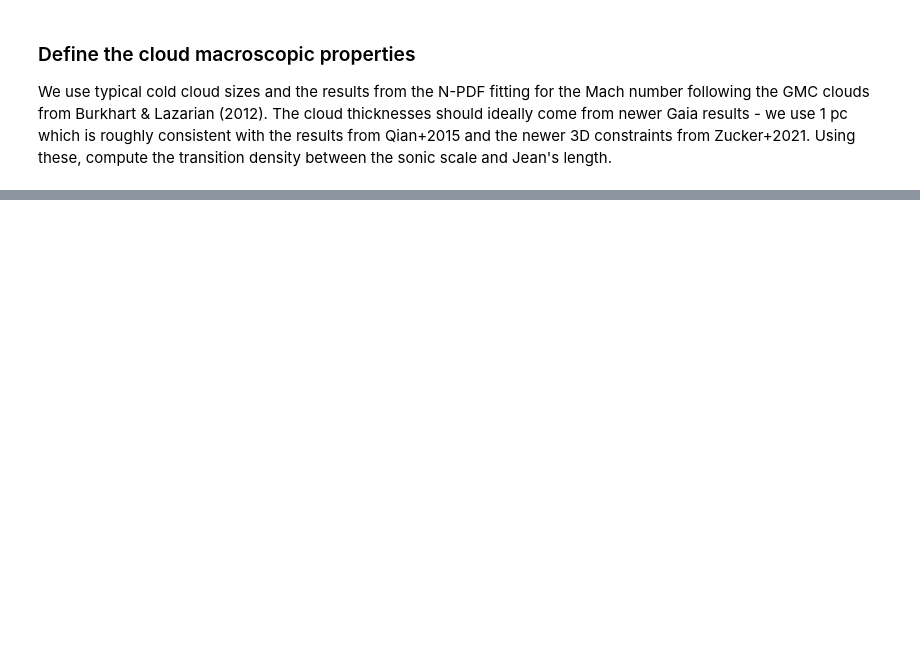
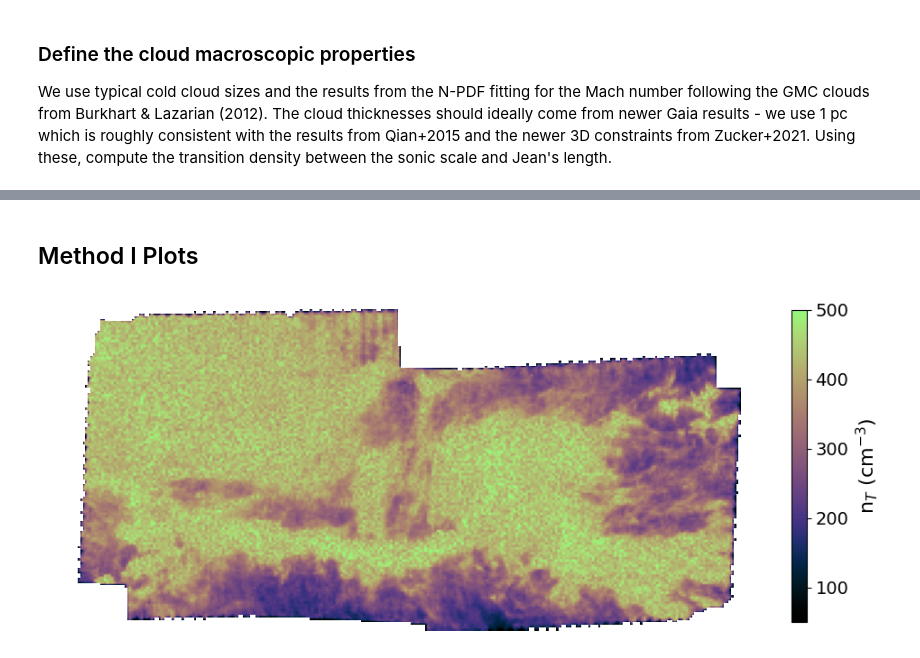
Before and after one commit to AstroBrandt/GMCDensityEstimation, a Jupyter notebook: HGBS_estimateNumberDensity.ipynb, the cells around one changed output, grey strips where cells are left out. Drawn from its saved outputs; the diff is of its cells as text; code cells hidden in the pictures; blank space fills up the shorter version.

```diff
--- a/HGBS_estimateNumberDensity.ipynb
+++ b/HGBS_estimateNumberDensity.ipynb
@@ -110,14 +106,8 @@ We use typical cold cloud sizes and the results from the N-PDF fitting for the M
 Ms = np.sqrt((np.exp(stdFit**2 / (0.16)) - 1.)/(0.5)**2)
 T = 15.0 * u.K
 N0u = N0 * u.cm**-2
-if cloudName == 'taurus':
-    L = 1.0*u.pc
-elif cloudName == 'orionB':
-    L = 10.0*u.pc
-elif cloudName == 'polaris':
-    L = 2.5*u.pc
-else:
-    L = 2.5*u.pc
+L = 1.0*u.pc
+
 
 mu = 1.4
 cs = np.sqrt(c.k_B*T/(mu*c.m_p))
@@ -135,3 +124,4 @@ First, defining the number of bins which gets the most likely density from the N
 # %%
 dataDims = dataZoom.shape
-nbinRes = 64
+nbinRes = 'auto' #64
+dataZoom[np.isnan(dataZoom)] = 0.0
@@ -141,5 +130,5 @@ dataZoom[np.isnan(dataZoom)] = 0.0
 # %%
-Nsamp = int(1E3)
+Nsamp = int(1E4)
 
 Ndata = dataDims[0]*dataDims[1]
 modelITurbCol = np.zeros(dataDims)
@@ -715,0 +461,24 @@ np.save("data/ModelIIGravCol_%s"%cloudName, modelIIGravCol)
+# %% [markdown]
+## Method I Plots
+# %%
+modelITurbDens_plot = modelITurbDens.copy()
+modelITurbDens_plot[dataZoom <= 0] = np.nan
+
+vmin, vmax = 5e1, 500
+
+fig = plt.figure(figsize=(10,8))
+ax = fig.add_subplot(111)
+
+im1 = ax.imshow(modelITurbDens_plot, cmap=cmr.lilac, norm=colors.Normalize(vmin=vmin, vmax=vmax), origin='lower')
+ax.axis(False)
+ax.set_aspect('equal')
+cb1 = fig.colorbar(im1, shrink=0.45)
+cb1.set_label("n$_T$ (cm$^{-3}$)", fontsize=16)
+cb1.ax.tick_params(labelsize=14)
+
+plt.tight_layout()
+plt.show()
+
+del modelITurbDens_plot
+# %% [output]
+[figure, added]
```
Also changed, not shown: parts of 57 cells of this notebook, 5 other files.
